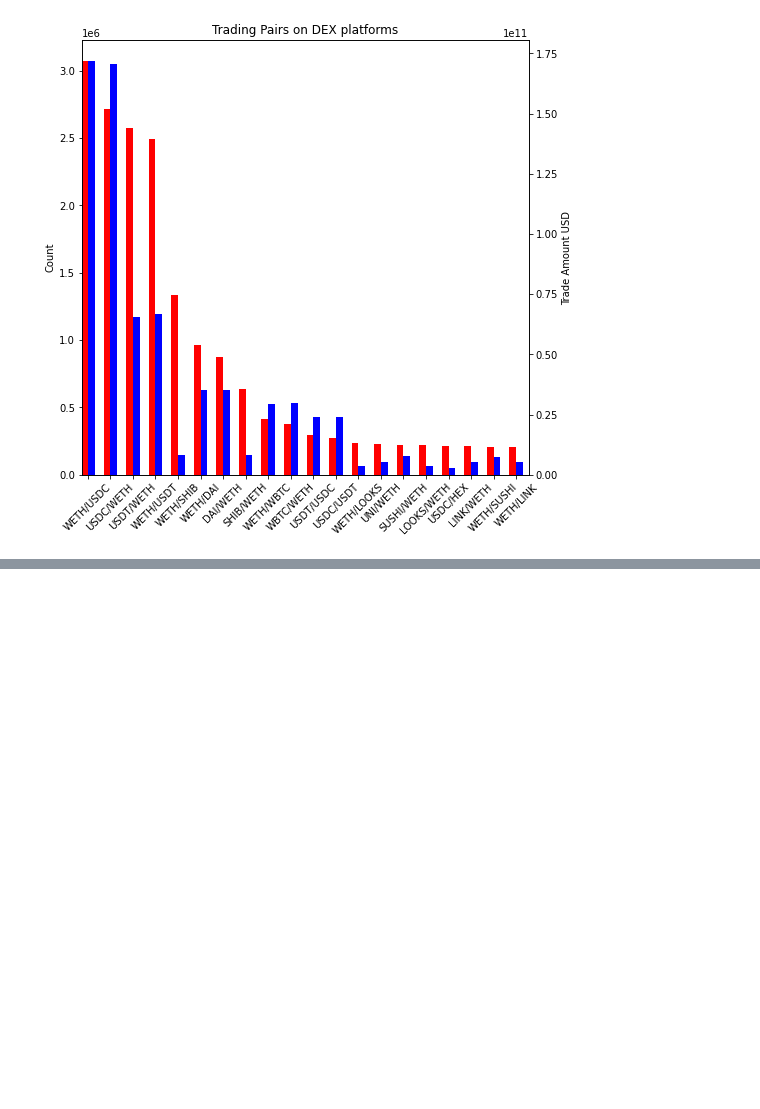
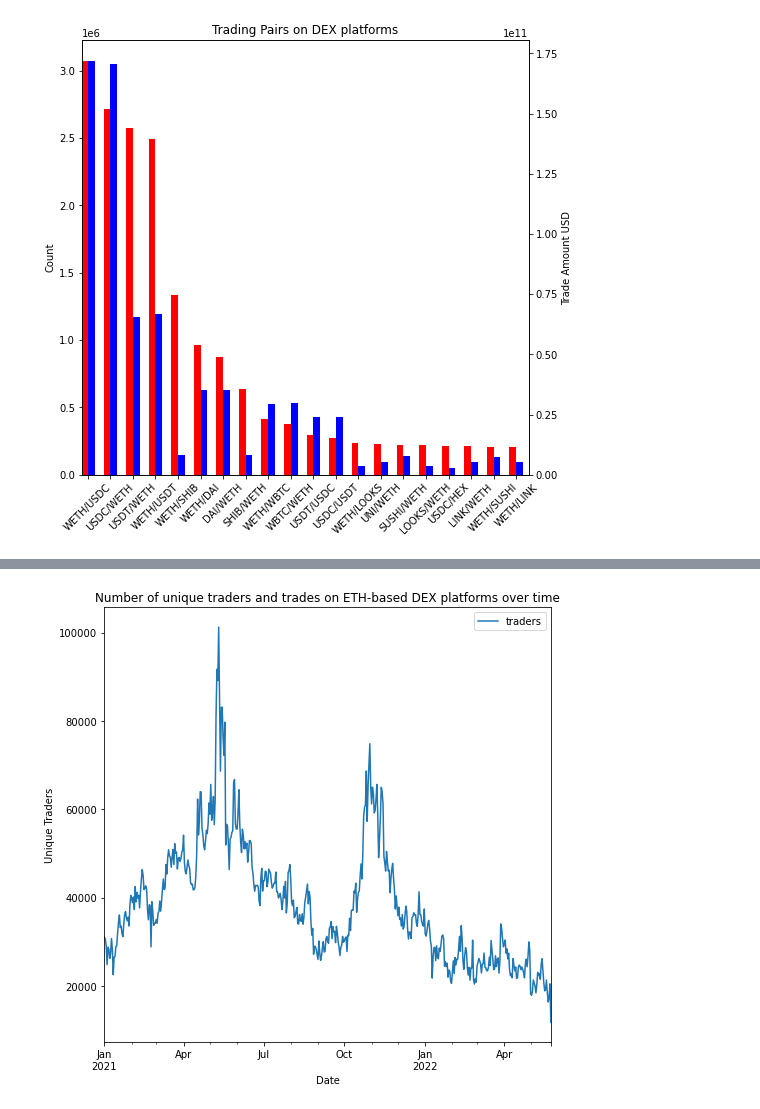
Before and after one commit to swawly/COMP90088-ResearchProject-DEXDataCollector, a Jupyter notebook: bitquery_eth.ipynb, the cells around one changed output, grey strips where cells are left out. Cells and saved outputs as stored; diff of their text form; code cells hidden in the pictures; blank space fills up the shorter version.

Commit message:
unique users updated

```diff
--- a/bitquery_eth.ipynb
+++ b/bitquery_eth.ipynb
@@ -203,0 +245,5 @@ fig.savefig(os.path.join(RESULTS_DIR,'4_trading_pairs'))
+# %%
+# Convert the result to a dataframe
+df3 = pd.json_normalize(result3['data']['ethereum']['dexTrades'])
+print(df3)
+df3.to_csv(path_or_buf=os.path.join(RESULTS_DIR, '5_unique_traders.csv'))
@@ -203,0 +265,18 @@ fig.savefig(os.path.join(RESULTS_DIR,'4_trading_pairs'))
+# %%
+# Cast types for the dataframe
+df3 = df3.astype({'trades': 'int32', 'traders': 'int32', 'contracts': 'int32', 'currencies': 'int32'})
+df3['date.date'] = pd.to_datetime(df3['date.date'], format='%Y-%m-%d')
+
+# Plot the data
+line = df3.plot(kind='line',
+               x='date.date',
+               y='traders',
+               figsize=(8, 8),
+               title='Number of unique traders and trades on ETH-based DEX platforms over time',
+               ylabel='Unique Traders',
+               xlabel='Date')
+
+fig = line.get_figure()
+fig.savefig(os.path.join(RESULTS_DIR, '6_unique_traders'))
+# %% [output]
+[figure, added]
```
Also changed, not shown: parts of 5 cells of this notebook, 3 other files.
